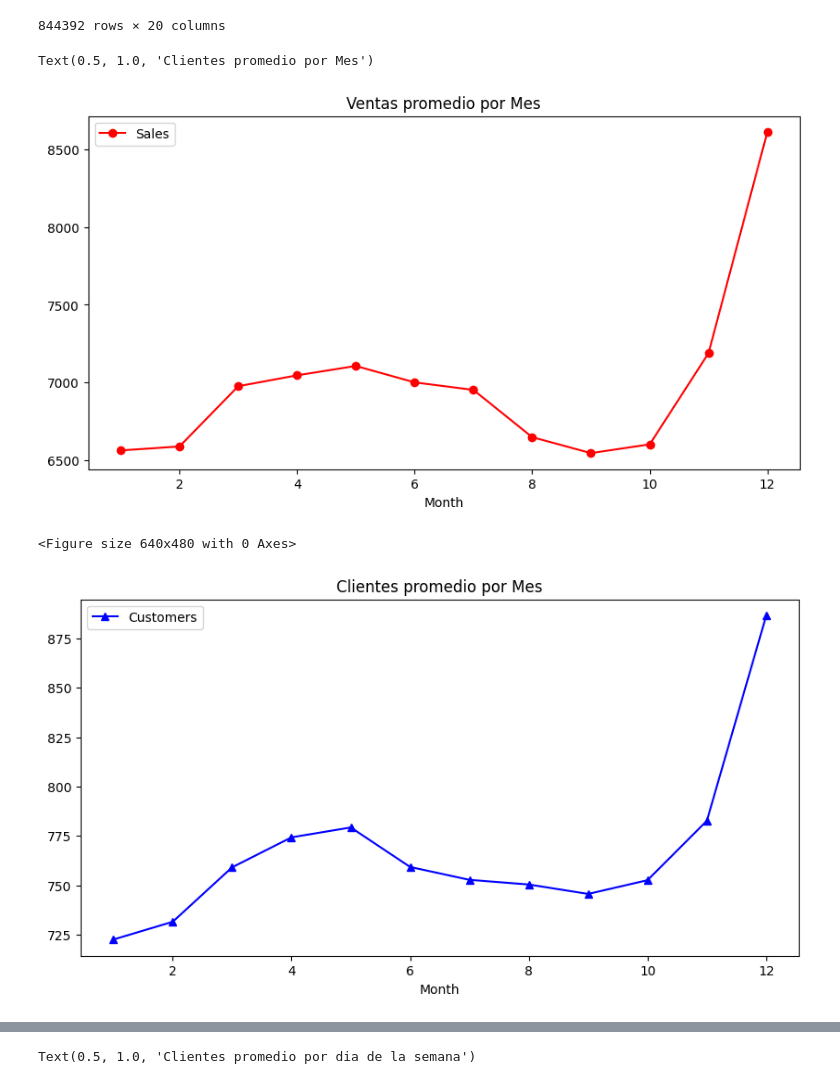
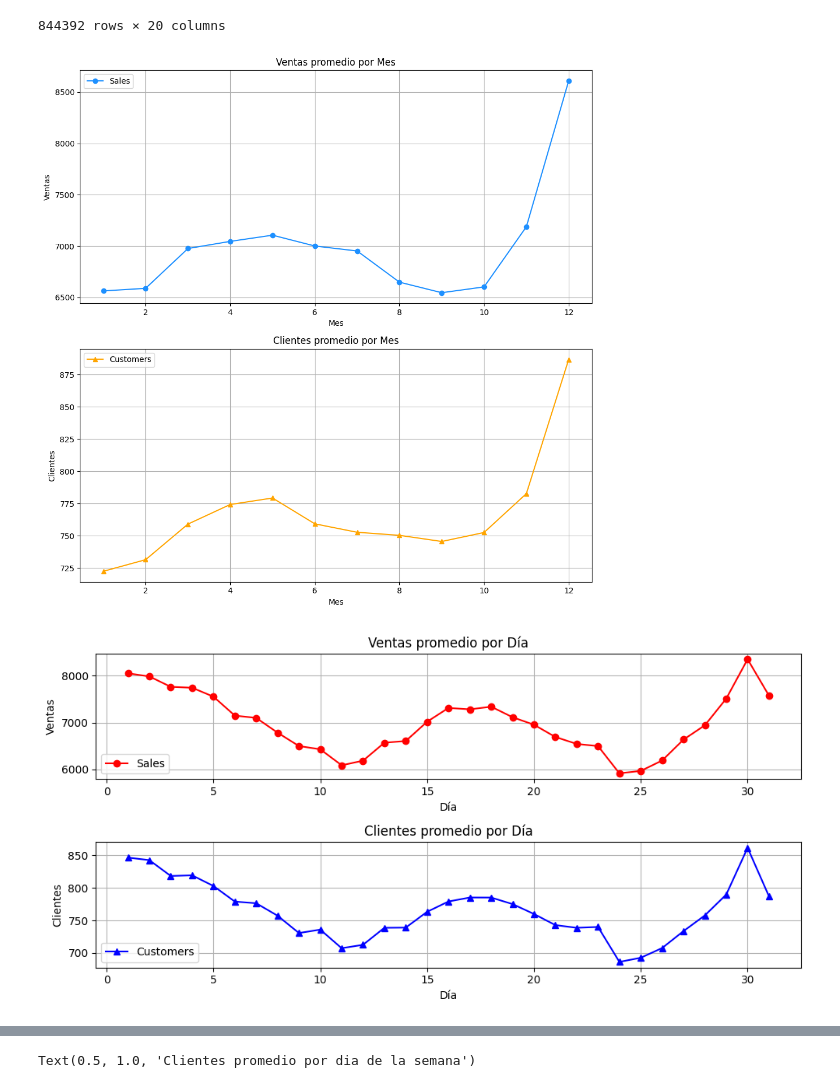
Before and after one commit to CD-AC/DataScience-Sales_Prediction, a Jupyter notebook: Sales_Prediction.ipynb, the cells around one changed output, grey strips where cells are left out. Cells and saved outputs as stored; diff of their text form; code cells hidden in the pictures.

```diff
--- a/Sales_Prediction.ipynb
+++ b/Sales_Prediction.ipynb
@@ -276,12 +293,3 @@ correlations
 
 # los clientes y la promoción se correlacionan positivamente con las ventas
 # Promo2 no parece ser efectivo en absoluto
-# %%
-sales_train_all_df['Date'] = pd.to_datetime(sales_train_all_df['Date'], errors='coerce')
-
-# Creamos una copia del DataFrame sin la columna 'Date' para evitar errores de tipo de datos
-sales_train_numeric = sales_train_all_df.drop(columns=['Date'])
-
-# Ahora podemos calcular la correlación solo entre las columnas numéricas
-correlations = sales_train_numeric.corr()['Sales'].sort_values()
-print(correlations)
@@ -336,20 +340,53 @@ sales_train_all_df
 # %%
 # Echemos un vistazo a las ventas promedio y la cantidad de clientes por mes.
 # 'groupby' funciona muy bien al agrupar todos los datos que comparten la misma columna del mes, luego obtener la media de la columna de ventas
 # Parece que las ventas y el número de clientes alcanzan su punto máximo en el período de Navidad
 
-axis = sales_train_all_df.groupby('Month')[['Sales']].mean().plot(figsize = (10, 5), marker = 'o', color = 'r')
-axis.set_title("Ventas promedio por Mes")
+# Crear la figura y los ejes para el primer gráfico
+fig, axes = plt.subplots(2, 1, figsize=(10, 10))
 
+# Gráfico de ventas promedio por mes
+sales_ax = sales_train_all_df.groupby('Month')[['Sales']].mean().plot(ax=axes[0], marker='o', color='dodgerblue')
+sales_ax.set_title("Ventas promedio por Mes")
+sales_ax.set_xlabel("Mes")
+sales_ax.set_ylabel("Ventas")
+sales_ax.grid(True)
 
-plt.figure()
-axis = sales_train_all_df.groupby('Month')[['Customers']].mean().plot(figsize = (10, 5), marker = '^', color = 'b')
-axis.set_title("Clientes promedio por Mes")
+# Gráfico de clientes promedio por mes
+customers_ax = sales_train_all_df.groupby('Month')[['Customers']].mean().plot(ax=axes[1], marker='^', color='orange')
+customers_ax.set_title("Clientes promedio por Mes")
+customers_ax.set_xlabel("Mes")
+customers_ax.set_ylabel("Clientes")
+customers_ax.grid(True)
+
+# Ajustar el diseño y mostrar los gráficos
+plt.tight_layout()
+plt.show()
 # %% [output]
-Text(0.5, 1.0, 'Clientes promedio por Mes')
-[figure, old version]
+[figure, new version]
-<Figure size 640x480 with 0 Axes>
-[figure, removed]
+# %%
+# Crear la figura y los ejes para el primer gráfico
+fig, axes = plt.subplots(2, 1, figsize=(10, 5))
+
+# Gráfico de ventas promedio por día
+axis = sales_train_all_df.groupby('Day')[['Sales']].mean().plot(ax=axes[0], figsize=(10, 5), marker='o', color='r')
+axis.set_title("Ventas promedio por Día")
+axis.set_xlabel("Día")
+axis.set_ylabel("Ventas")
+axis.grid(True)
+
+# Gráfico de clientes promedio por día
+axis = sales_train_all_df.groupby('Day')[['Customers']].mean().plot(ax=axes[1], figsize=(10, 5), marker='^', color='b')
+axis.set_title("Clientes promedio por Día")
+axis.set_xlabel("Día")
+axis.set_ylabel("Clientes")
+axis.grid(True)
+
+# Ajustar el diseño y mostrar los gráficos
+plt.tight_layout()
+plt.show()
+# %% [output]
+[figure, added]
 # %%
 # Echemos un vistazo a las ventas y a los clientes por día del mes.
 # El número mínimo de clientes suele rondar el día 24 del mes.
```
Also changed, not shown: parts of 6 cells of this notebook.
